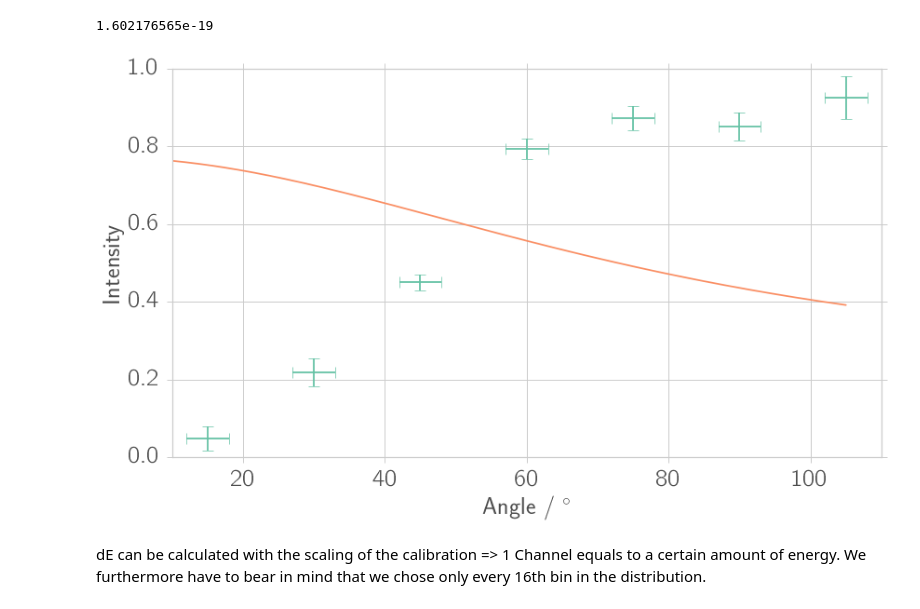
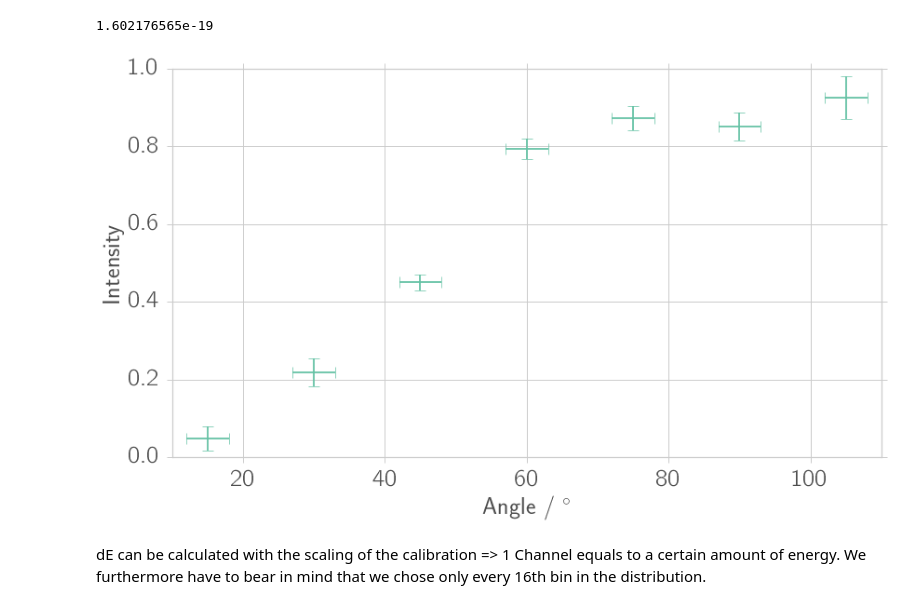
Before and after one commit to Bondzio/fp, a Jupyter notebook: compton/analysis/cross_section.ipynb, the cells around one changed output. Drawn from its saved outputs; the diff is of its cells as text; code cells hidden in the pictures.

```diff
--- a/compton/analysis/cross_section.ipynb
+++ b/compton/analysis/cross_section.ipynb
@@ -237,27 +237,27 @@ na_cal = np.load(npy_dir + 'na_calibration.npy')
 # %%
 # Plotting
 
 angle_error = 3
 fig1, ax1 = plt.subplots(1, 1)
 fixticks(ax1)
 if not save_fig:
     fig1.suptitle("Unmodified Intensities $I(\\theta)$")
 ax1.errorbar(theta_na, nom(I), yerr=sam(I),xerr = angle_error,\
              fmt=",", alpha=0.9,elinewidth=2.0, capsize=6.2, capthick=0.8)
 
-ax1.plot(theta_fit,klein_nishina)
+#ax1.plot(theta_fit,klein_nishina)
 ax1.set_xlabel("Angle / ^\circ")
 ax1.set_ylabel("Intensity")
 ax1.set_xlim(10,110)
 ax1.grid(True)
 if show_fig:
     fig1.show()
 if save_fig:
     file_name = "na_intensities"
     fig1.savefig(fig_dir + file_name + ".pdf")
     fig1.savefig(fig_dir + file_name + ".png")
 # %% [output]
-[figure, old version]
+[figure, new version]
 # %% [markdown]
 dE can be calculated with the scaling of the calibration => 1 Channel equals to a certain amount of energy. We furthermore have to bear in mind that we chose only every 16th bin in the distribution.
 # %%
```
Also changed, not shown: parts of 3 cells of this notebook, 51 other files.
